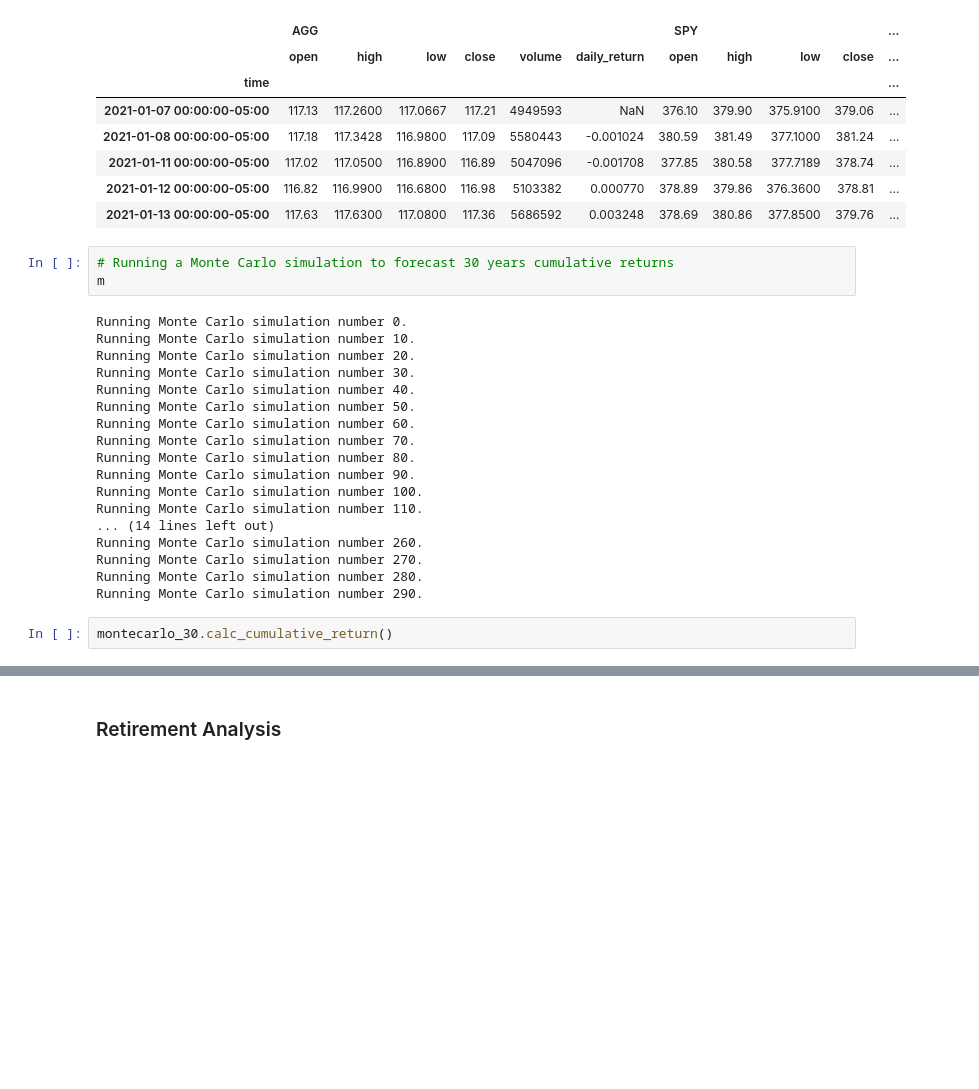
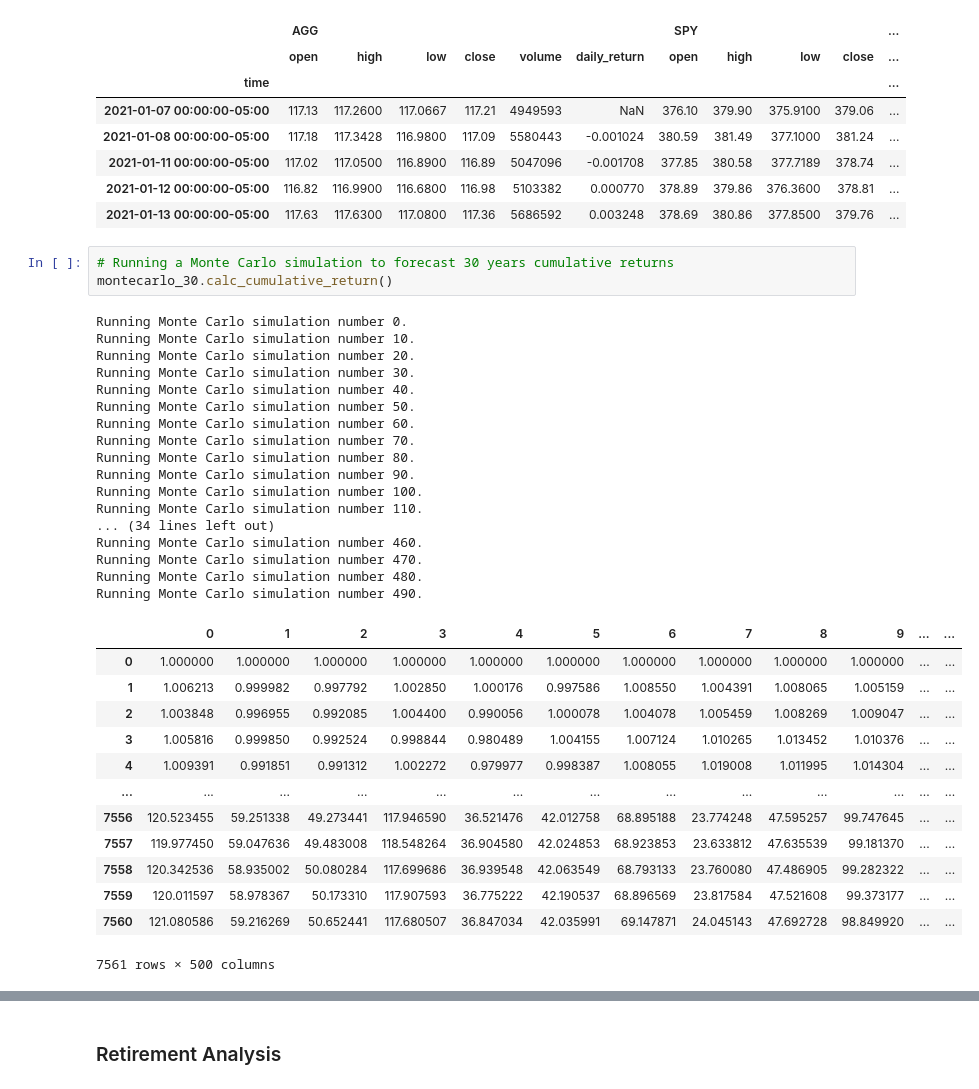
Before and after one commit to vincentiswenxin/Homework_5_APIs, a Jupyter notebook: financial-planner.ipynb, the cells around one changed output, grey strips where cells are left out. Cells and saved outputs as stored; diff of their text form; blank space fills up the shorter version.

```diff
--- a/financial-planner.ipynb
+++ b/financial-planner.ipynb
@@ -194,27 +194,38 @@ montecarlo_30.portfolio_data.head()
 | 2021-01-13 00:00:00-05:00 | 117.63 | 117.6300 | 117.0800 | 117.36 | 5686592 | 0.003248 | 378.69 | 380.86 | 377.8500 | 379.76 | ... |
 # %%
 # Running a Monte Carlo simulation to forecast 30 years cumulative returns
-m
+montecarlo_30.calc_cumulative_return()
 # %% [output]
 Running Monte Carlo simulation number 0.
 Running Monte Carlo simulation number 10.
 Running Monte Carlo simulation number 20.
 Running Monte Carlo simulation number 30.
 Running Monte Carlo simulation number 40.
 Running Monte Carlo simulation number 50.
 Running Monte Carlo simulation number 60.
 Running Monte Carlo simulation number 70.
 Running Monte Carlo simulation number 80.
 Running Monte Carlo simulation number 90.
 Running Monte Carlo simulation number 100.
 Running Monte Carlo simulation number 110.
-... (14 lines left out)
-Running Monte Carlo simulation number 260.
-Running Monte Carlo simulation number 270.
-Running Monte Carlo simulation number 280.
-Running Monte Carlo simulation number 290.
+... (34 lines left out)
+Running Monte Carlo simulation number 460.
+Running Monte Carlo simulation number 470.
+Running Monte Carlo simulation number 480.
+Running Monte Carlo simulation number 490.
+|  | 0 | 1 | 2 | 3 | 4 | 5 | 6 | 7 | 8 | 9 | ... | ... |
+| 0 | 1.000000 | 1.000000 | 1.000000 | 1.000000 | 1.000000 | 1.000000 | 1.000000 | 1.000000 | 1.000000 | 1.000000 | ... | ... |
+| 1 | 1.006213 | 0.999982 | 0.997792 | 1.002850 | 1.000176 | 0.997586 | 1.008550 | 1.004391 | 1.008065 | 1.005159 | ... | ... |
+| 2 | 1.003848 | 0.996955 | 0.992085 | 1.004400 | 0.990056 | 1.000078 | 1.004078 | 1.005459 | 1.008269 | 1.009047 | ... | ... |
+| 3 | 1.005816 | 0.999850 | 0.992524 | 0.998844 | 0.980489 | 1.004155 | 1.007124 | 1.010265 | 1.013452 | 1.010376 | ... | ... |
+| 4 | 1.009391 | 0.991851 | 0.991312 | 1.002272 | 0.979977 | 0.998387 | 1.008055 | 1.019008 | 1.011995 | 1.014304 | ... | ... |
+| ... | ... | ... | ... | ... | ... | ... | ... | ... | ... | ... | ... | ... |
+| 7556 | 120.523455 | 59.251338 | 49.273441 | 117.946590 | 36.521476 | 42.012758 | 68.895188 | 23.774248 | 47.595257 | 99.747645 | ... | ... |
+| 7557 | 119.977450 | 59.047636 | 49.483008 | 118.548264 | 36.904580 | 42.024853 | 68.923853 | 23.633812 | 47.635539 | 99.181370 | ... | ... |
+| 7558 | 120.342536 | 58.935002 | 50.080284 | 117.699686 | 36.939548 | 42.063549 | 68.793133 | 23.760080 | 47.486905 | 99.282322 | ... | ... |
+| 7559 | 120.011597 | 58.978367 | 50.173310 | 117.907593 | 36.775222 | 42.190537 | 68.896569 | 23.817584 | 47.521608 | 99.373177 | ... | ... |
+| 7560 | 121.080586 | 59.216269 | 50.652441 | 117.680507 | 36.847034 | 42.035991 | 69.147871 | 24.045143 | 47.692728 | 98.849920 | ... | ... |
+7561 rows × 500 columns
-# %%
-montecarlo_30.calc_cumulative_return()
 # %%
 # Plot simulation outcomes
 montecarlo_30_plot = montecarlo_30.plot_simulation()
```
Also changed, not shown: parts of 8 cells of this notebook, 1 other file.
